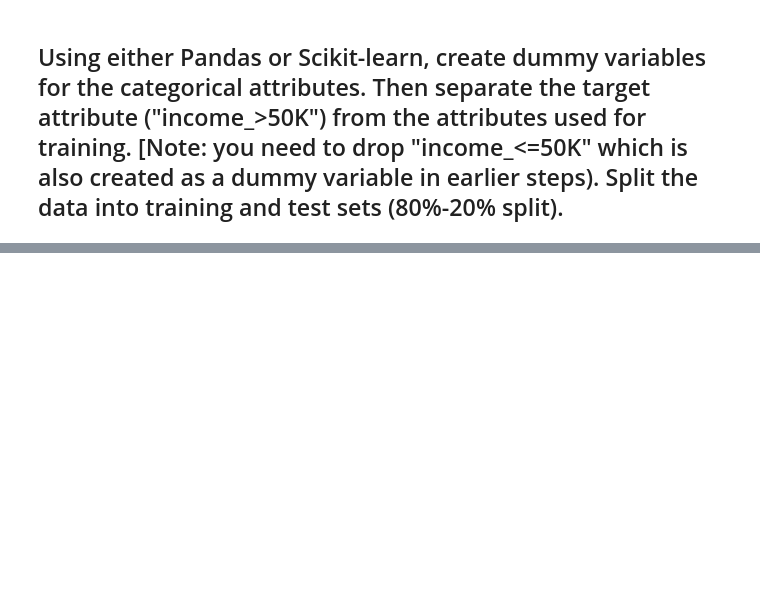
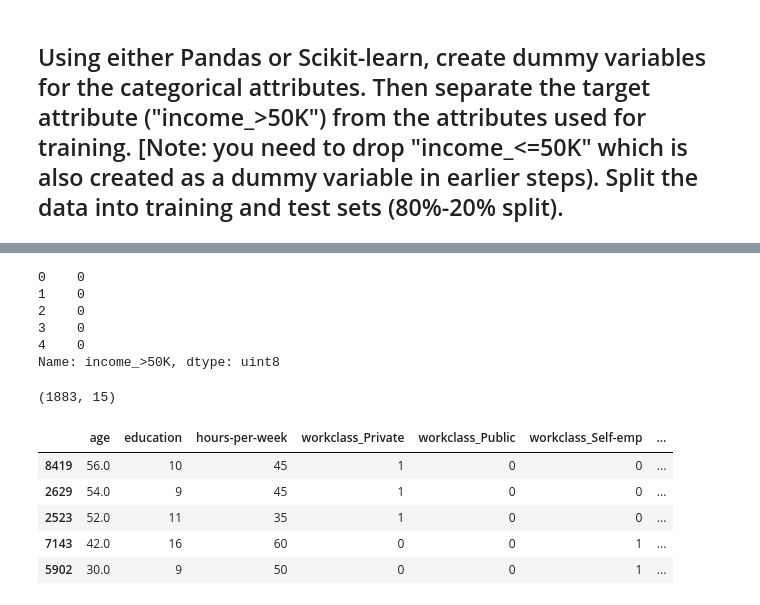
Before and after one commit to rsharm18/DSC478, a Jupyter notebook: ASSIGNMENT2/3. Data Analysis and Predictive Modeling on Census data.ipynb, the cells around one changed output, grey strips where cells are left out. Saved outputs shown, nothing was run; the diff lists cells and outputs as text; code cells hidden in the pictures; blank space fills up the shorter version.

```diff
--- a/ASSIGNMENT2/3. Data Analysis and Predictive Modeling on Census data.ipynb
+++ b/ASSIGNMENT2/3. Data Analysis and Predictive Modeling on Census data.ipynb
@@ -338,3 +338,12 @@ Also, married people seem to have high income compared to single people who are
 # 3.b. => Predictive Modeling and Model Evaluation
 # %% [markdown]
 ## Using either Pandas or Scikit-learn, create dummy variables for the categorical attributes. Then separate the target attribute ("income_>50K") from the attributes used for training. [Note: you need to drop "income_<=50K" which is also created as a dummy variable in earlier steps). Split the data into training and test sets (80%-20% split).
+# %%
+processed_data_ssf = pd.get_dummies(processed_data)
+columns_context = ['age', 'education', 'hours-per-week', 'workclass_Private',
+       'workclass_Public', 'workclass_Self-emp', 'marital-status_Married',
+       'marital-status_Single', 'race_Amer-Indian', 'race_Asian', 'race_Black',
+       'race_Hispanic', 'race_White', 'sex_Female', 'sex_Male']
+vs_target = processed_data_ssf['income_>50K']
+vs_matrix = processed_data_ssf[columns_context]
+vs_matrix.head()
@@ -340,0 +357,24 @@ Also, married people seem to have high income compared to single people who are
+# %%
+vs_target.head()
+# %% [output]
+0    0
+1    0
+2    0
+3    0
+4    0
+Name: income_>50K, dtype: uint8
+# %%
+#Split the data into training and test sets (80%-20% split).
+from sklearn.model_selection import train_test_split
+vs_train, vs_test, vs_target_train, vs_target_test = train_test_split(vs_matrix, vs_target, test_size=0.2, random_state=33)
+
+print(vs_test.shape)
+vs_test[0:5]
+# %% [output]
+(1883, 15)
+|  | age | education | hours-per-week | workclass_Private | workclass_Public | workclass_Self-emp | ... |
+| 8419 | 56.0 | 10 | 45 | 1 | 0 | 0 | ... |
+| 2629 | 54.0 | 9 | 45 | 1 | 0 | 0 | ... |
+| 2523 | 52.0 | 11 | 35 | 1 | 0 | 0 | ... |
+| 7143 | 42.0 | 16 | 60 | 0 | 0 | 1 | ... |
+| 5902 | 30.0 | 9 | 50 | 0 | 0 | 1 | ... |
```
Also changed, not shown: parts of 7 cells of this notebook.
